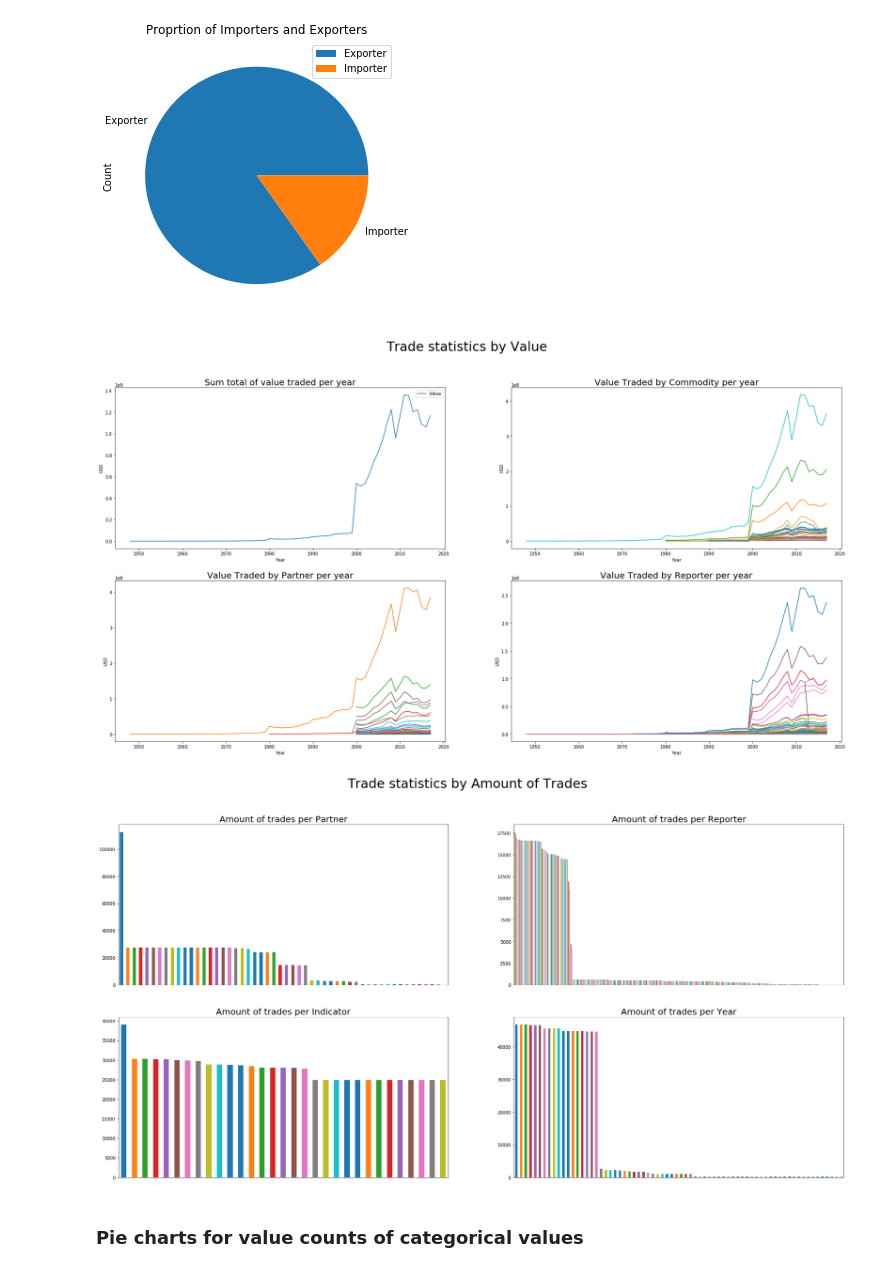
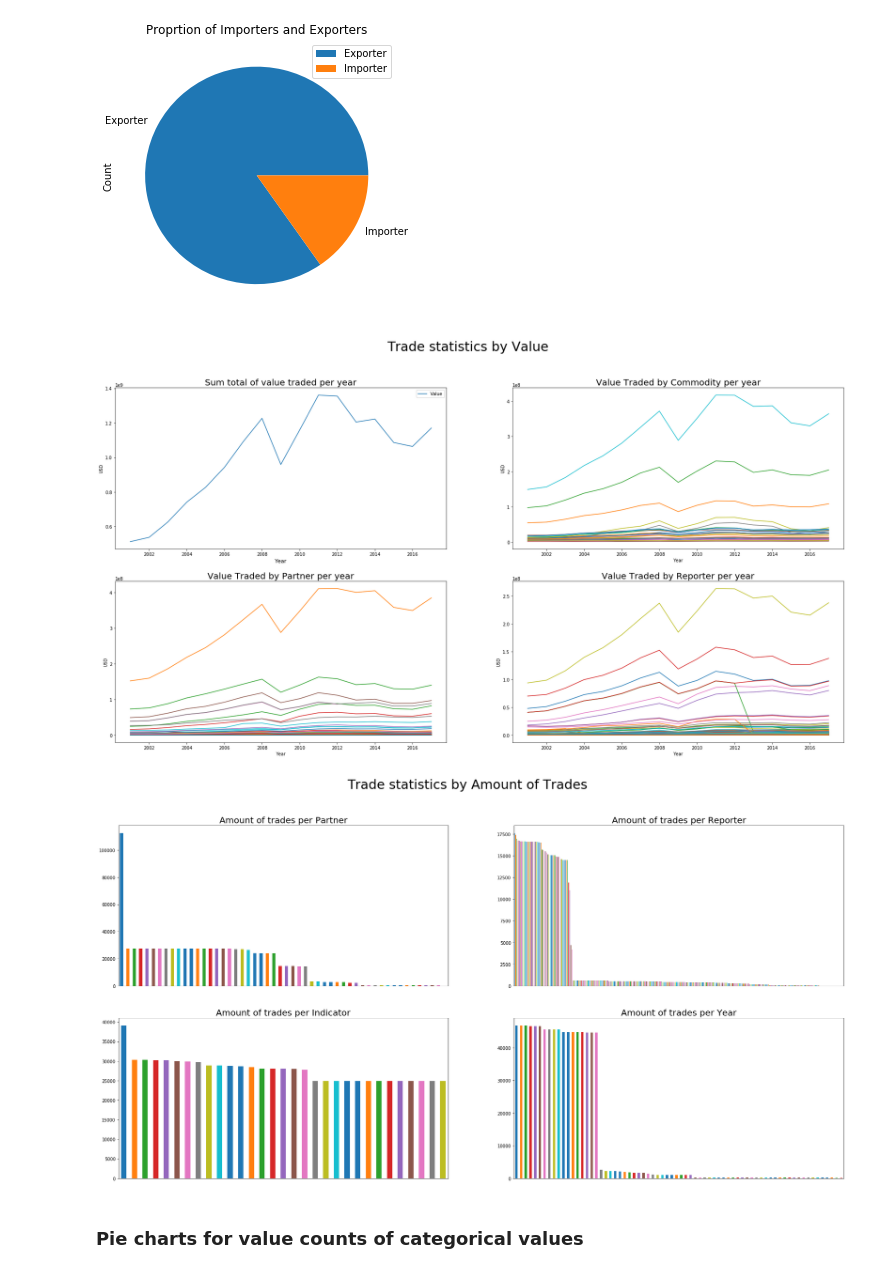
Before and after one commit to gbaasch/data_mining, a Jupyter notebook: eda.ipynb, the cells around one changed output. Drawn from its saved outputs; the diff is of its cells as text; code cells hidden in the pictures.

```diff
--- a/eda.ipynb
+++ b/eda.ipynb
@@ -33,6 +37,7 @@ exports_df = df[df['Flow_Description'] == 'Exports']
 
 def plot_trade_stats_by_value(exports_df):
     # group data for plotting
+    exports_df = exports_df[exports_df['Year'] > 2000]
     grouped_by_year = exports_df.groupby('Year').sum()
     grouped_by_year_merch = exports_df.groupby(['Year', 'Indicator_description']).sum()
     grouped_by_year_partner = exports_df.groupby(['Year', 'Partner_description']).sum()
@@ -43,6 +48,8 @@ def plot_trade_stats_by_value(exports_df):
     grouped_by_year.plot(ax=axes[0, 0], title="Sum total of value traded per year");
     axes[0, 0].set_ylabel("USD");
     axes[0, 0].title.set_size(20)
+#     axes[0, 0].set_xlabel('Year', fontsize='large')
+#     plt.ylabel(fontsize=16)
 
     grouped_by_year_merch['Value'].unstack().plot(
         ax=axes[0, 1], legend=False, title='Value Traded by Commodity per year')
@@ -67,34 +74,35 @@ def plot_trade_stats_by_amnt_trades(exports_df, sub_title=''):
     fig, axes = plt.subplots(2, 2, figsize=(30, 15))
 
     exports_df['Partner_description'].value_counts().plot(
         ax=axes[0, 0], kind='bar', title='Amount of trades per Partner');
     axes[0, 0].get_xaxis().set_visible(False)
     axes[0, 0].title.set_size(20)
 
+
     exports_df['Reporter_description'].value_counts().plot(
         ax=axes[0, 1], kind='bar', title='Amount of trades per Reporter');
     axes[0, 1].get_xaxis().set_visible(False)
     axes[0, 1].title.set_size(20)
 
     exports_df['Indicator_description'].value_counts().plot(
         ax=axes[1, 0], kind='bar', title='Amount of trades per Indicator');
     axes[1, 0].get_xaxis().set_visible(False)
     axes[1, 0].title.set_size(20)
 
     exports_df['Year'].value_counts().plot(
         ax=axes[1, 1], kind='bar', title='Amount of trades per Year');
     axes[1, 1].get_xaxis().set_visible(False)
     axes[1, 1].title.set_size(20)
 
     plt.suptitle("Trade statistics by Amount of Trades " + sub_title, fontsize=30);
     plt.show()
 
 
 plot_trade_stats_by_value(exports_df)
 plot_trade_stats_by_amnt_trades(exports_df)
 # plot_trade_stats_by_amnt_trades(exports_df[exports_df['Year'] > 2000], 'After 2000') # didn't seem interesting
 # %% [output]
-[figure, old version]
+[figure, new version]
 [figure]
 # %% [markdown]
 ### Pie charts for value counts of categorical values
```
Also changed, not shown: parts of 7 cells of this notebook, 16 other files.
